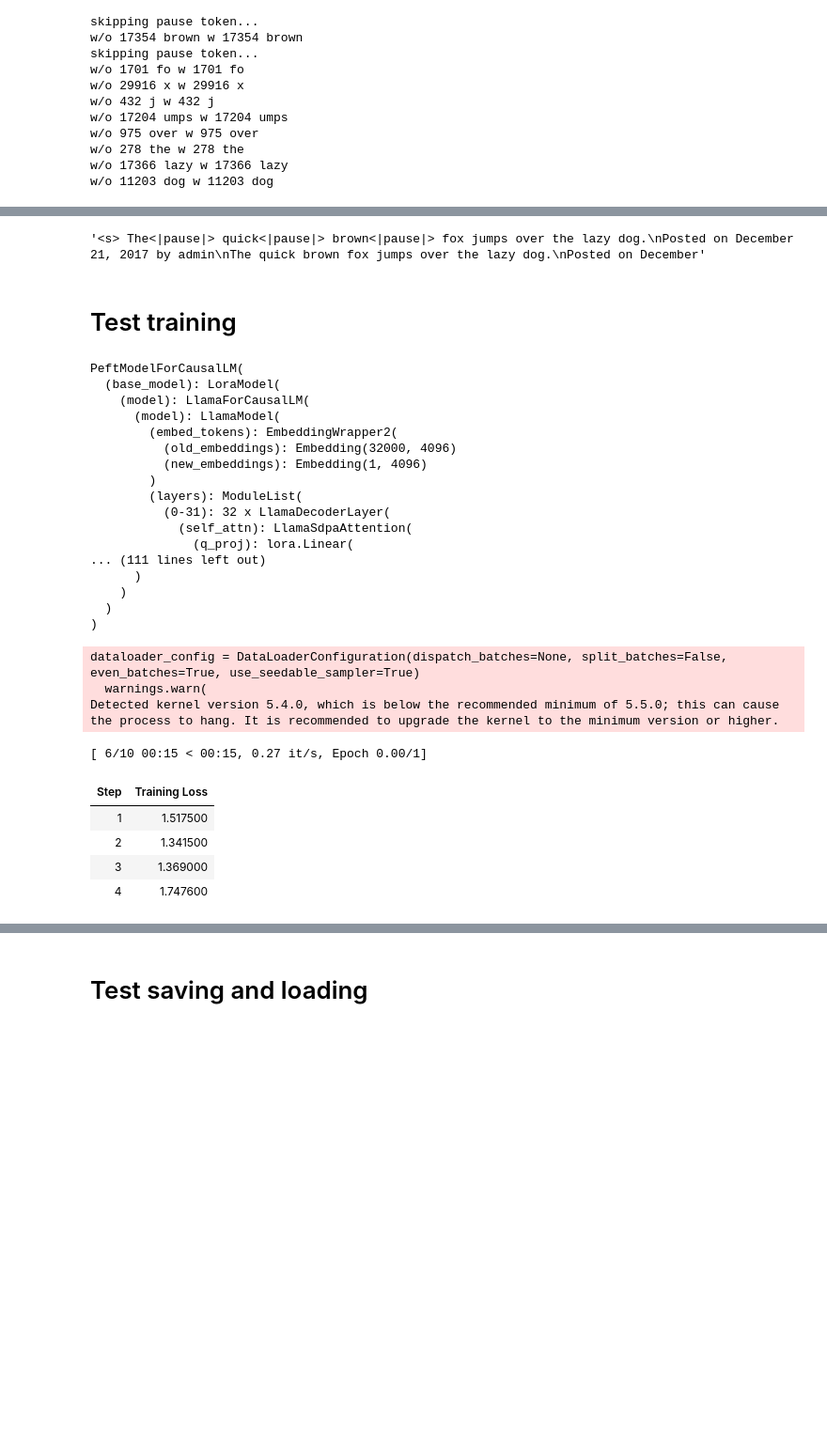
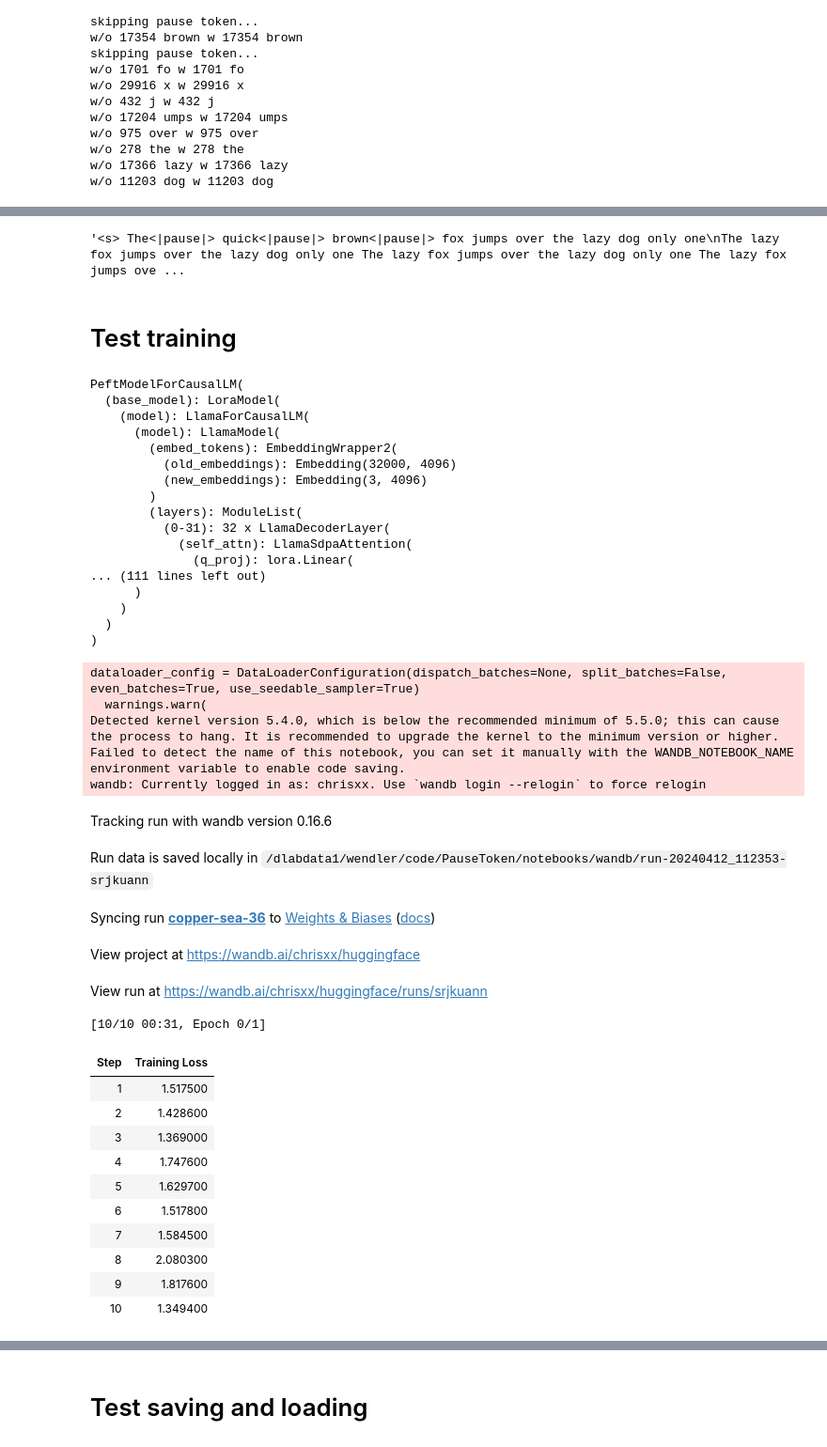
Before and after one commit to epfl-dlab/PauseToken, a Jupyter notebook: notebooks/LoRA and Add Tokens Example.ipynb, the cells around one changed output, grey strips where cells are left out. Shown at 94% size. Cells and saved outputs as stored; diff of their text form; code cells hidden in the pictures; blank space fills up the shorter version.

```diff
--- a/notebooks/LoRA and Add Tokens Example.ipynb
+++ b/notebooks/LoRA and Add Tokens Example.ipynb
@@ -202,8 +202,16 @@ pause_token = AddedToken("<|pause|>",
                          rstrip=True)
                          #special=True,
                          #normalized=False)
+test_token1 = AddedToken(">>24",
+                         single_word=False,
+                         lstrip=True,
+                         rstrip=True)
+test_token2 = AddedToken(">>72",
+                         single_word=False,
+                         lstrip=True,
+                         rstrip=True)
 # %%
-tokenizer.add_tokens([pause_token], special_tokens=True)
+tokenizer.add_tokens([pause_token, test_token1, test_token2], special_tokens=True)
 print(tokenizer)
 # get idx of pause otken
 pause_token_id = tokenizer.convert_tokens_to_ids("<|pause|>")
@@ -322,7 +332,7 @@ tokenizer.decode(out[0], skip_special_tokens=True)
 # %%
 tokenizer.decode(out[0], skip_special_tokens=False)
 # %% [output]
-'<s> The<|pause|> quick<|pause|> brown<|pause|> fox jumps over the lazy dog.\nPosted on December 21, 2017 by admin\nThe quick brown fox jumps over the lazy dog.\nPosted on December'
+'<s> The<|pause|> quick<|pause|> brown<|pause|> fox jumps over the lazy dog only one\nThe lazy fox jumps over the lazy dog only one The lazy fox jumps over the lazy dog only one The lazy fox jumps ove ...
 # %% [markdown]
 # Test training
 # %%
@@ -363,7 +373,7 @@ PeftModelForCausalLM(
       (model): LlamaModel(
         (embed_tokens): EmbeddingWrapper2(
           (old_embeddings): Embedding(32000, 4096)
-          (new_embeddings): Embedding(1, 4096)
+          (new_embeddings): Embedding(3, 4096)
         )
         (layers): ModuleList(
           (0-31): 32 x LlamaDecoderLayer(
@@ -405,38 +417,51 @@ trainer = SFTTrainer(
         gradient_accumulation_steps = 1,
         warmup_steps = 0,
         max_steps = 10,
         #num_train_epochs = 1,
-        learning_rate = 2e-4,
+        learning_rate = 2e-3,
         fp16 = not torch.cuda.is_bf16_supported(),
         bf16 = torch.cuda.is_bf16_supported(),
         logging_steps = 1,
         optim = "adamw_8bit",
         weight_decay = 0.01,
-        lr_scheduler_type = "linear",
+        #lr_scheduler_type = "linear",
         seed = 3407,
         output_dir = "outputs",
     ),
 )
 
 with torch.cuda.amp.autocast():
     trainer_stats = trainer.train()
 
 # prepare model for inference
 model.base_model.model.model.embed_tokens.to(dtype)
 model.base_model.model.lm_head.to(dtype)
 
 for param in model.parameters():
     if param.requires_grad:
         param.data = param.data.to(torch.float16)
 # %% [output]
 dataloader_config = DataLoaderConfiguration(dispatch_batches=None, split_batches=False, even_batches=True, use_seedable_sampler=True)
   warnings.warn(
 Detected kernel version 5.4.0, which is below the recommended minimum of 5.5.0; this can cause the process to hang. It is recommended to upgrade the kernel to the minimum version or higher.
+Failed to detect the name of this notebook, you can set it manually with the WANDB_NOTEBOOK_NAME environment variable to enable code saving.
+wandb: Currently logged in as: chrisxx. Use `wandb login --relogin` to force relogin
+Tracking run with wandb version 0.16.6
+Run data is saved locally in /dlabdata1/wendler/code/PauseToken/notebooks/wandb/run-20240412_112353-srjkuann
+Syncing run copper-sea-36 to Weights & Biases (docs)
+View project at https://wandb.ai/chrisxx/huggingface
+View run at https://wandb.ai/chrisxx/huggingface/runs/srjkuann
-[ 6/10 00:15 < 00:15, 0.27 it/s, Epoch 0.00/1]
+[10/10 00:31, Epoch 0/1]
 | Step | Training Loss |
 | 1 | 1.517500 |
-| 2 | 1.341500 |
+| 2 | 1.428600 |
 | 3 | 1.369000 |
 | 4 | 1.747600 |
+| 5 | 1.629700 |
+| 6 | 1.517800 |
+| 7 | 1.584500 |
+| 8 | 2.080300 |
+| 9 | 1.817600 |
+| 10 | 1.349400 |
 # %%
 from matplotlib import pyplot as plt
```
Also changed, not shown: parts of 6 cells of this notebook.
